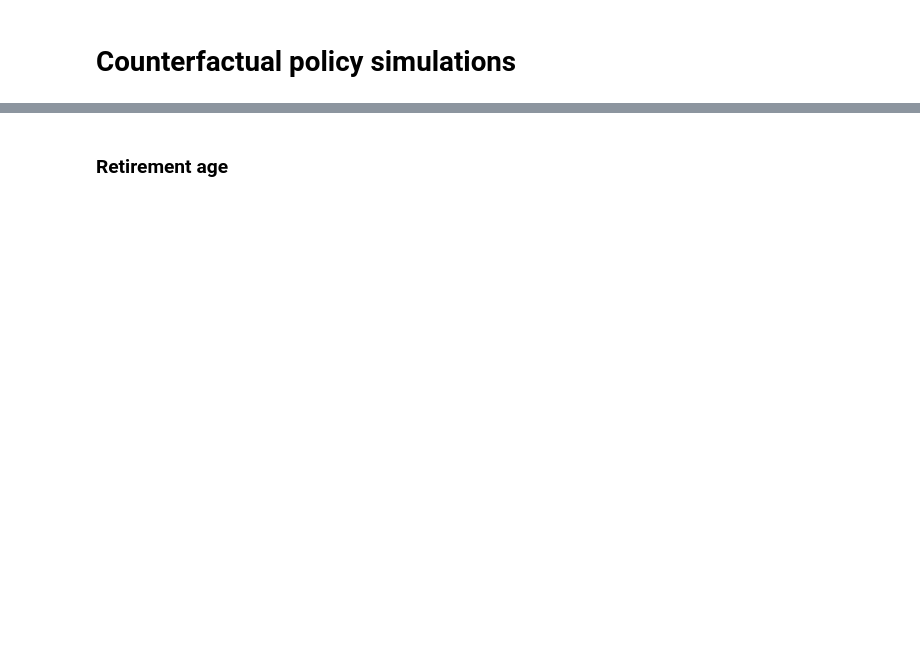
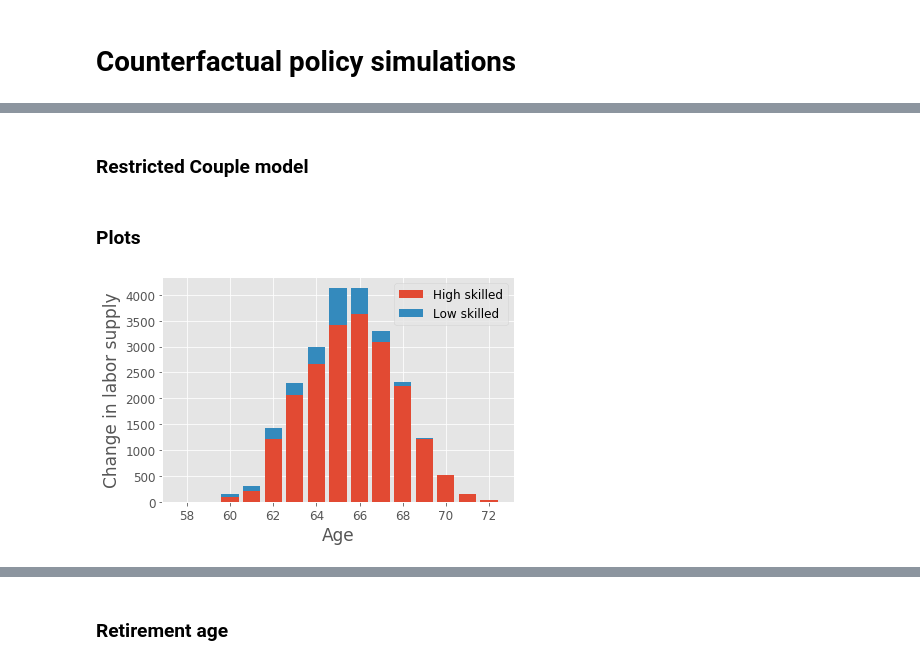
Before and after one commit to mathiassunesen/Speciale_retirement, a Jupyter notebook: Main/Experiments.ipynb, the cells around one changed output, grey strips where cells are left out. Saved outputs shown, nothing was run; the diff lists cells and outputs as text; code cells hidden in the pictures; blank space fills up the shorter version.

```diff
--- a/Main/Experiments.ipynb
+++ b/Main/Experiments.ipynb
@@ -25,0 +23,4 @@ Fradrag = {}
+# %%
+LS = {}
+GovS = {}
+x = np.linspace(0,2,11)
@@ -26,5 +29,6 @@ Fradrag = {}
 # %%
 SingleEst = SMD.load_est(name='Single')
 Single = RetirementClass(**SingleEst)
-Fradrag['Single'] = figs.resolve(Single,vars=['d,GovS'],recompute=True,fradrag=x)
+LS['Single'] = figs.resolve(Single,vars=['d'],ages=[58,72],fradrag=[0,1])
+GovS['Single'] = figs.resolve(Single,vars=['GovS'],ages=[57,110],fradrag=x)
 del Single
@@ -31,5 +37,6 @@ del Single
 # %%
 CoupleEst,SingleEst = SMD.load_est(name='Couple',couple=True)
 Couple = RetirementClass(couple=True, single_kwargs=SingleEst, **CoupleEst)
-Fradrag['Couple'] = figs.resolve_c(Couple, vars=['d,GovS'], recompute=True, fradrag=x)
-del Couple
+LS['Couple'] = figs.resolve_c(Couple, vars=['d'], ages=[58,72], fradrag=[0,1])
+GovS['Couple'] = figs.resolve_c(Couple, vars=['GovS'], ages=[57,110], fradrag=x)
+#del Couple
@@ -40,0 +43,15 @@ del RestCouple
+# %% [markdown]
+### Restricted Couple model
+# %%
+Couple.par.phi_0_male = 0
+Couple.par.phi_0_female = 0
+Couple.par.phi_1 = 0
+LS['RestCouple'] = figs.resolve_c(Couple, vars=['d'], ages=[58,72], fradrag=[0,1])
+GovS['RestCouple'] = figs.resolve_c(Couple, vars=['GovS'], ages=[57,110], fradrag=x)
+del Couple
+# %% [markdown]
+### Plots
+# %%
+figs.LS_bar(LS['Single'],ages=[58,72],save=False)
+# %% [output]
+[figure, added]
```
Also changed, not shown: parts of 19 cells of this notebook, 19 other files.
